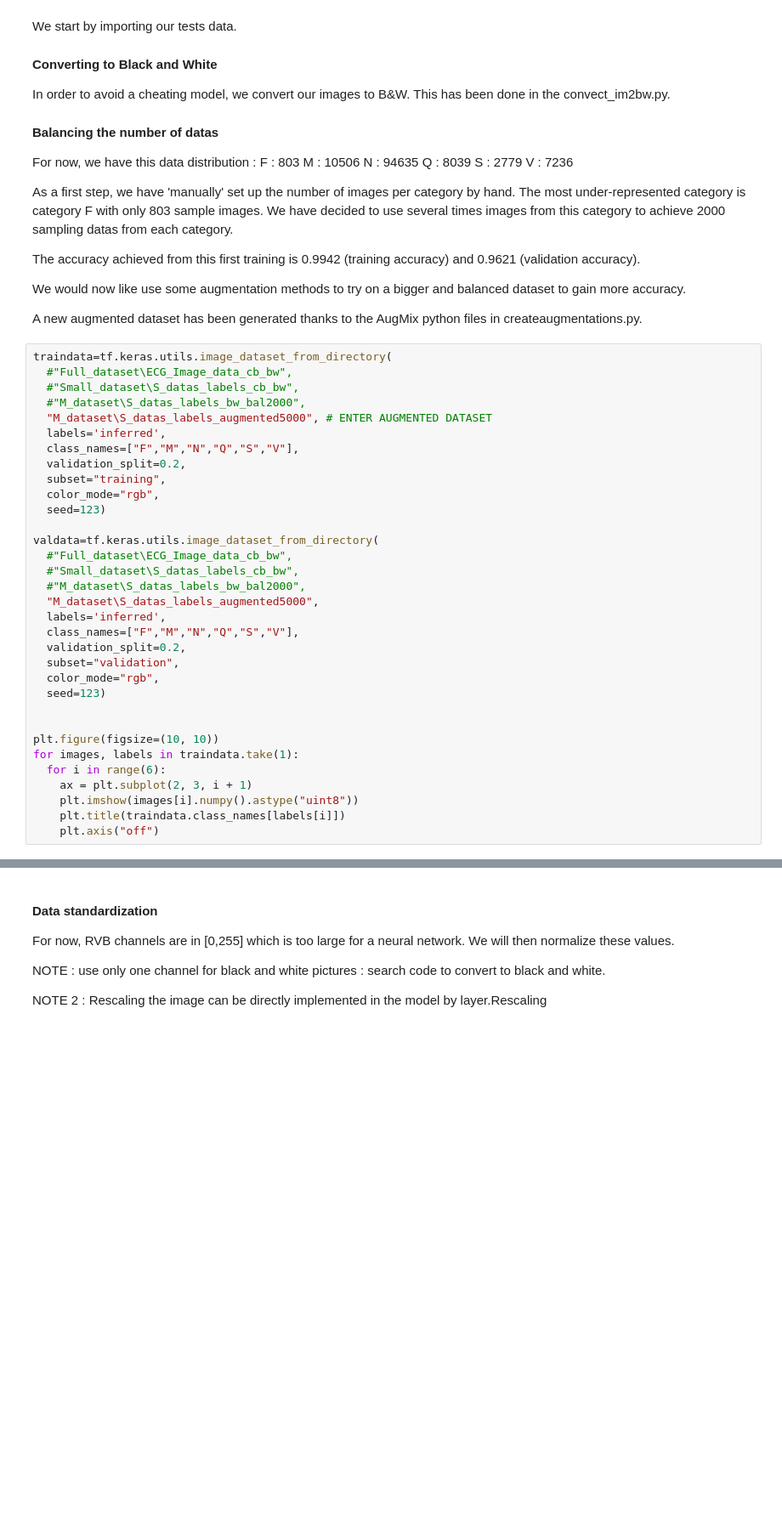
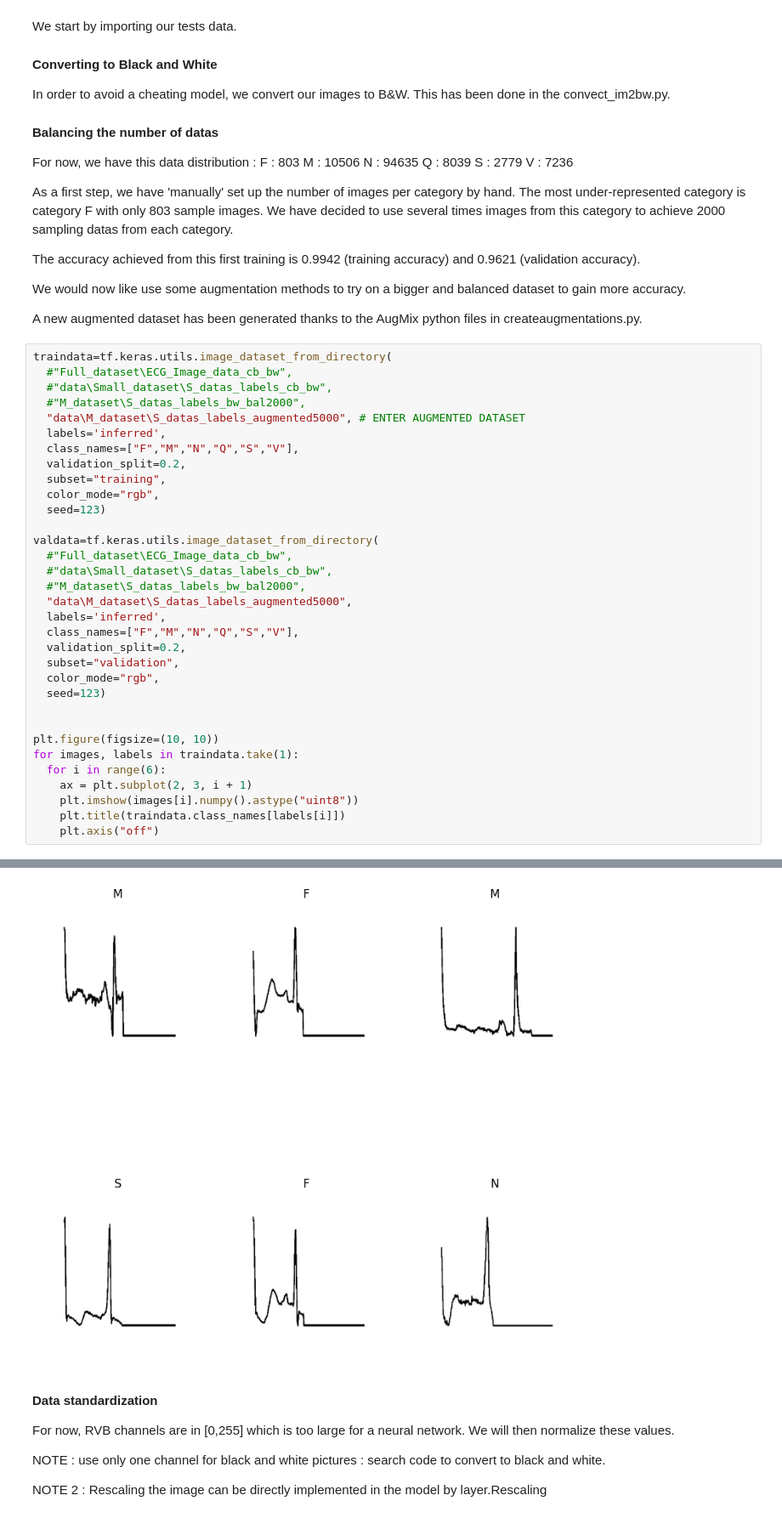
Before and after one commit to Henryk07/ESP3201_Project, a Jupyter notebook: src/augmentationNN.ipynb, the cells around one changed output, grey strips where cells are left out. Shown: that part at 85% size. Cells and saved outputs as stored; diff of their text form; blank space fills up the shorter version.

```diff
--- a/src/augmentationNN.ipynb
+++ b/src/augmentationNN.ipynb
@@ -50,9 +49,9 @@ A new augmented dataset has been generated thanks to the AugMix python files in
 # %%
 traindata=tf.keras.utils.image_dataset_from_directory(
   #"Full_dataset\ECG_Image_data_cb_bw",
-  #"Small_dataset\S_datas_labels_cb_bw",
+  #"data\Small_dataset\S_datas_labels_cb_bw",
   #"M_dataset\S_datas_labels_bw_bal2000",
-  "M_dataset\S_datas_labels_augmented5000", # ENTER AUGMENTED DATASET
+  "data\M_dataset\S_datas_labels_augmented5000", # ENTER AUGMENTED DATASET
   labels='inferred',
   class_names=["F","M","N","Q","S","V"],
   validation_split=0.2,
@@ -62,9 +61,9 @@ traindata=tf.keras.utils.image_dataset_from_directory(
 
 valdata=tf.keras.utils.image_dataset_from_directory(
   #"Full_dataset\ECG_Image_data_cb_bw",
-  #"Small_dataset\S_datas_labels_cb_bw",
+  #"data\Small_dataset\S_datas_labels_cb_bw",
   #"M_dataset\S_datas_labels_bw_bal2000",
-  "M_dataset\S_datas_labels_augmented5000",
+  "data\M_dataset\S_datas_labels_augmented5000",
   labels='inferred',
   class_names=["F","M","N","Q","S","V"],
   validation_split=0.2,
@@ -85,3 +87,4 @@ NotFoundError: Could not find directory M_dataset\S_datas_labels_augmented5000
+[figure, added]
 # %% [markdown]
 #### Data standardization ###
 
```
Also changed, not shown: parts of 4 cells of this notebook, 1 other file.
